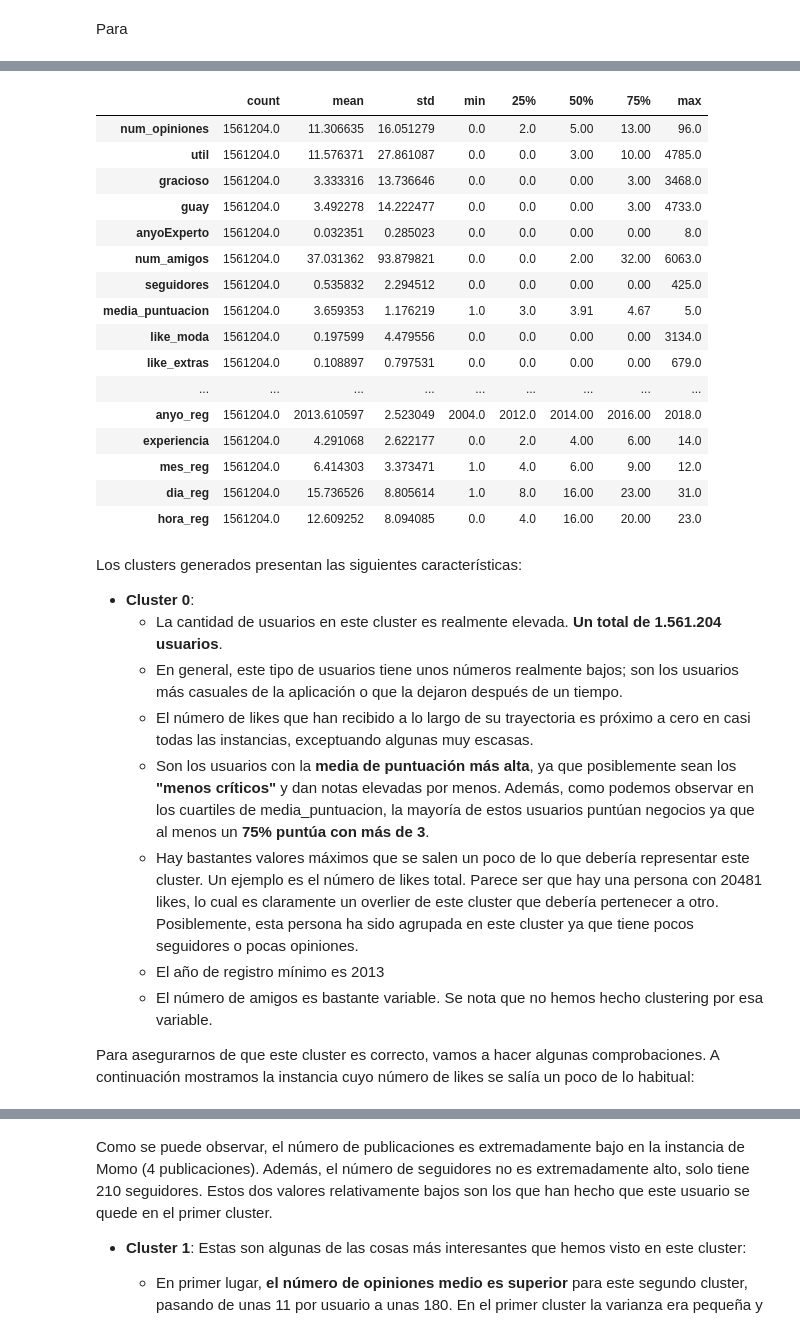
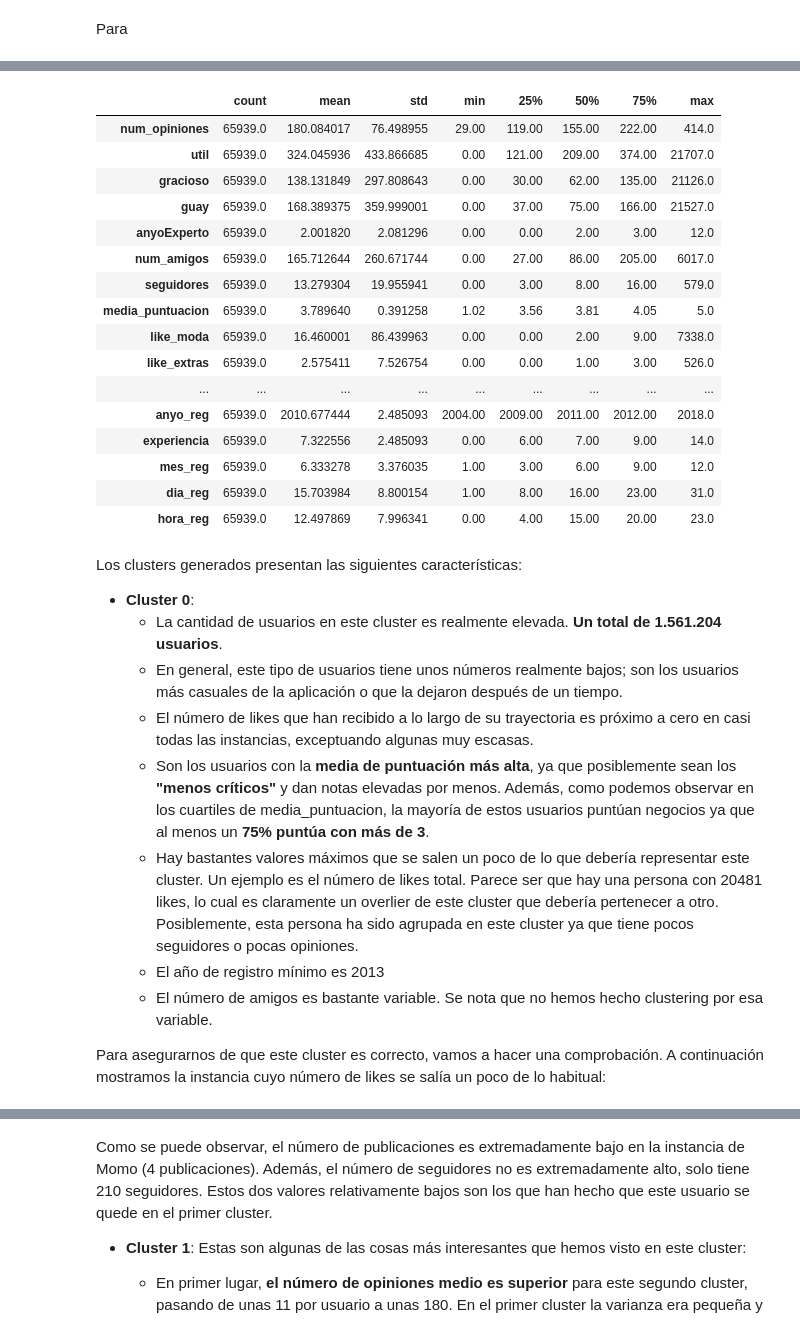
Before and after one commit to jcorrochanoj/DesafioFinalAD, a Jupyter notebook: Analisis_USERS.ipynb, the cells around one changed output, grey strips where cells are left out. Saved outputs shown, nothing was run; the diff lists cells and outputs as text; code cells hidden in the pictures.

```diff
--- a/Analisis_USERS.ipynb
+++ b/Analisis_USERS.ipynb
@@ -359,34 +365,34 @@ df_users_limpio
 # %%
 # Hacemos el describe del dataframe de users y lo agrupamos por categoría (cada uno de los clusters).
 # Luego, ordenamos el describe por el número de instancias que tiene.
 describe = df_users_limpio.groupby('categoria').describe().sort_values(by=[('num_opiniones', 'count')], ascending = False)
 
 # Hacemos que tanto en df_users_limpio como en el describe, la categoria 0
 # haga referencia a las personas "menos populares" y la categoría 3 a las
 # "más populares"
 orderedIndices = describe.index.tolist()
 df_users_limpio['categoria'] = df_users_limpio['categoria'].replace({orderedIndices[0]:0, orderedIndices[1]:1, orderedIndices[2]:2, orderedIndices[3]:3 })
 describe.reset_index()
 
-describe.iloc[0].unstack()
+describe.iloc[1].unstack()
 # %% [output]
 |  | count | mean | std | min | 25% | 50% | 75% | max |
-| num_opiniones | 1561204.0 | 11.306635 | 16.051279 | 0.0 | 2.0 | 5.00 | 13.00 | 96.0 |
-| util | 1561204.0 | 11.576371 | 27.861087 | 0.0 | 0.0 | 3.00 | 10.00 | 4785.0 |
-| gracioso | 1561204.0 | 3.333316 | 13.736646 | 0.0 | 0.0 | 0.00 | 3.00 | 3468.0 |
-| guay | 1561204.0 | 3.492278 | 14.222477 | 0.0 | 0.0 | 0.00 | 3.00 | 4733.0 |
-| anyoExperto | 1561204.0 | 0.032351 | 0.285023 | 0.0 | 0.0 | 0.00 | 0.00 | 8.0 |
-| num_amigos | 1561204.0 | 37.031362 | 93.879821 | 0.0 | 0.0 | 2.00 | 32.00 | 6063.0 |
-| seguidores | 1561204.0 | 0.535832 | 2.294512 | 0.0 | 0.0 | 0.00 | 0.00 | 425.0 |
-| media_puntuacion | 1561204.0 | 3.659353 | 1.176219 | 1.0 | 3.0 | 3.91 | 4.67 | 5.0 |
-| like_moda | 1561204.0 | 0.197599 | 4.479556 | 0.0 | 0.0 | 0.00 | 0.00 | 3134.0 |
-| like_extras | 1561204.0 | 0.108897 | 0.797531 | 0.0 | 0.0 | 0.00 | 0.00 | 679.0 |
+| num_opiniones | 65939.0 | 180.084017 | 76.498955 | 29.00 | 119.00 | 155.00 | 222.00 | 414.0 |
+| util | 65939.0 | 324.045936 | 433.866685 | 0.00 | 121.00 | 209.00 | 374.00 | 21707.0 |
+| gracioso | 65939.0 | 138.131849 | 297.808643 | 0.00 | 30.00 | 62.00 | 135.00 | 21126.0 |
+| guay | 65939.0 | 168.389375 | 359.999001 | 0.00 | 37.00 | 75.00 | 166.00 | 21527.0 |
+| anyoExperto | 65939.0 | 2.001820 | 2.081296 | 0.00 | 0.00 | 2.00 | 3.00 | 12.0 |
+| num_amigos | 65939.0 | 165.712644 | 260.671744 | 0.00 | 27.00 | 86.00 | 205.00 | 6017.0 |
+| seguidores | 65939.0 | 13.279304 | 19.955941 | 0.00 | 3.00 | 8.00 | 16.00 | 579.0 |
+| media_puntuacion | 65939.0 | 3.789640 | 0.391258 | 1.02 | 3.56 | 3.81 | 4.05 | 5.0 |
+| like_moda | 65939.0 | 16.460001 | 86.439963 | 0.00 | 0.00 | 2.00 | 9.00 | 7338.0 |
+| like_extras | 65939.0 | 2.575411 | 7.526754 | 0.00 | 0.00 | 1.00 | 3.00 | 526.0 |
 | ... | ... | ... | ... | ... | ... | ... | ... | ... |
-| anyo_reg | 1561204.0 | 2013.610597 | 2.523049 | 2004.0 | 2012.0 | 2014.00 | 2016.00 | 2018.0 |
-| experiencia | 1561204.0 | 4.291068 | 2.622177 | 0.0 | 2.0 | 4.00 | 6.00 | 14.0 |
-| mes_reg | 1561204.0 | 6.414303 | 3.373471 | 1.0 | 4.0 | 6.00 | 9.00 | 12.0 |
-| dia_reg | 1561204.0 | 15.736526 | 8.805614 | 1.0 | 8.0 | 16.00 | 23.00 | 31.0 |
-| hora_reg | 1561204.0 | 12.609252 | 8.094085 | 0.0 | 4.0 | 16.00 | 20.00 | 23.0 |
+| anyo_reg | 65939.0 | 2010.677444 | 2.485093 | 2004.00 | 2009.00 | 2011.00 | 2012.00 | 2018.0 |
+| experiencia | 65939.0 | 7.322556 | 2.485093 | 0.00 | 6.00 | 7.00 | 9.00 | 14.0 |
+| mes_reg | 65939.0 | 6.333278 | 3.376035 | 1.00 | 3.00 | 6.00 | 9.00 | 12.0 |
+| dia_reg | 65939.0 | 15.703984 | 8.800154 | 1.00 | 8.00 | 16.00 | 23.00 | 31.0 |
+| hora_reg | 65939.0 | 12.497869 | 7.996341 | 0.00 | 4.00 | 15.00 | 20.00 | 23.0 |
 # %% [markdown]
 Los clusters generados presentan las siguientes características:
 
@@ -399,7 +405,7 @@ Los clusters generados presentan las siguientes características:
     - El año de registro mínimo es 2013
     - El número de amigos es bastante variable. Se nota que no hemos hecho clustering por esa variable.
 
-Para asegurarnos de que este cluster es correcto, vamos a hacer algunas comprobaciones. A continuación mostramos la instancia cuyo número de likes se salía un poco de lo habitual:
+Para asegurarnos de que este cluster es correcto, vamos a hacer una comprobación. A continuación mostramos la instancia cuyo número de likes se salía un poco de lo habitual:
 # %%
 df_users_limpio[df_users_limpio['num_likes'] == 20481]
 # %% [output]
```
Also changed, not shown: parts of 25 cells of this notebook, 1 other file.
